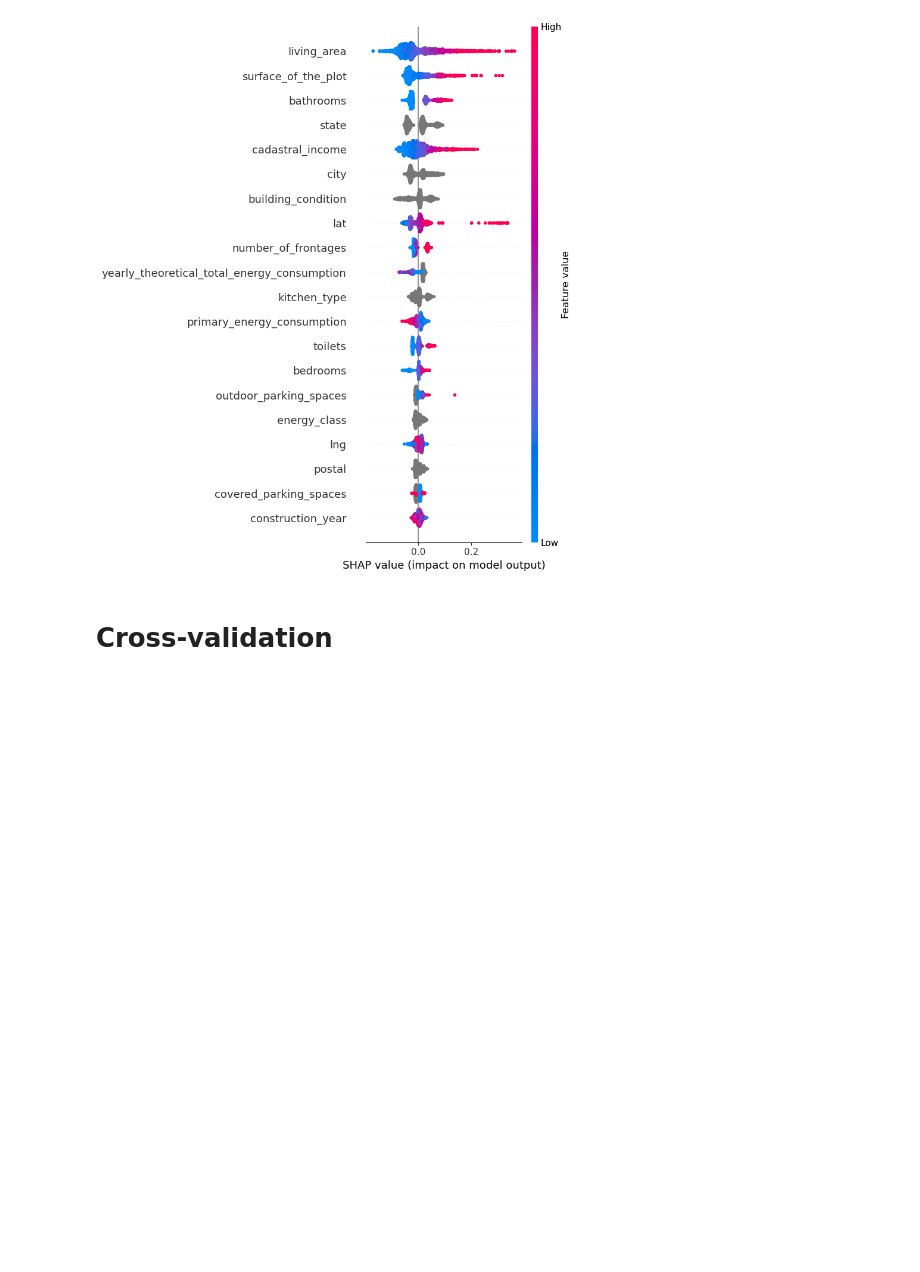
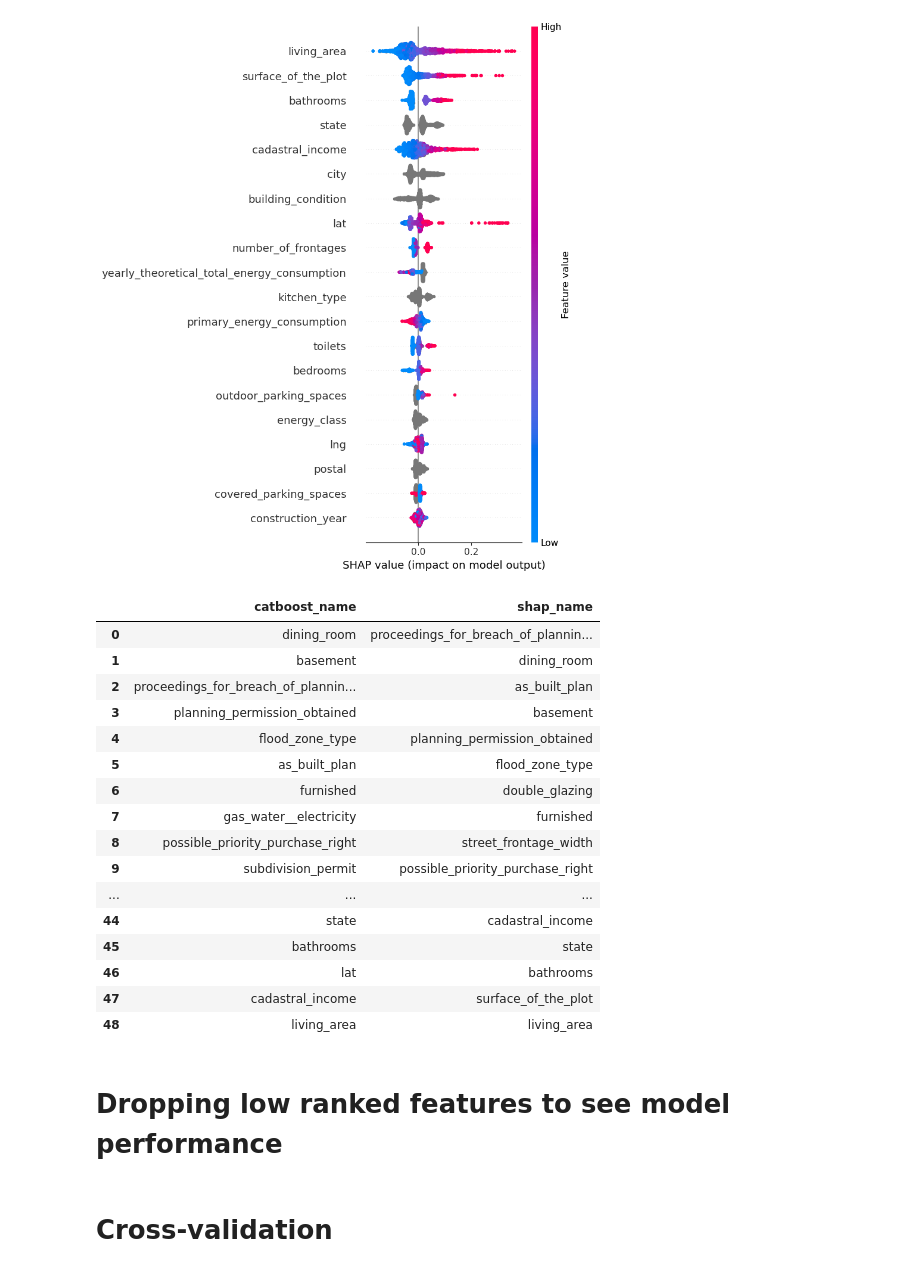
Before and after one commit to adamcseresznye/Belgian-House-Price-Predictor, a Jupyter notebook: notebooks/NB_5_ACs_Optimizing_the_model.ipynb, the cells around one changed output. Drawn from its saved outputs; the diff is of its cells as text; code cells hidden in the pictures; blank space fills up the shorter version.

```diff
--- a/notebooks/NB_5_ACs_Optimizing_the_model.ipynb
+++ b/notebooks/NB_5_ACs_Optimizing_the_model.ipynb
@@ -174,3 +180,49 @@ shap.summary_plot(shap_values, tr_X)
 # %% [output]
 No data for colormapping provided via 'c'. Parameters 'vmin', 'vmax' will be ignored
 [figure]
+# %%
+catboost_feature_importance = (
+    pd.concat(
+        [pd.Series(model.feature_names_), pd.Series(model.feature_importances_)], axis=1
+    )
+    .sort_values(by=1)
+    .rename(columns={0: "catboost_name", 1: "importance"})
+    .reset_index(drop=True)
+)
+# %%
+shap_feature_importance = (
+    pd.DataFrame(shap_values, columns=tr_X.columns)
+    .abs()
+    .mean()
+    .sort_values()
+    .reset_index()
+    .rename(columns={"index": "shap_name", 0: "shap"})
+)
+# %%
+pd.concat(
+    [
+        catboost_feature_importance.drop(columns="importance"),
+        shap_feature_importance.drop(columns="shap"),
+    ],
+    axis=1,
+)
+# %% [output]
+|  | catboost_name | shap_name |
+| 0 | dining_room | proceedings_for_breach_of_plannin... |
+| 1 | basement | dining_room |
+| 2 | proceedings_for_breach_of_plannin... | as_built_plan |
+| 3 | planning_permission_obtained | basement |
+| 4 | flood_zone_type | planning_permission_obtained |
+| 5 | as_built_plan | flood_zone_type |
+| 6 | furnished | double_glazing |
+| 7 | gas_water__electricity | furnished |
+| 8 | possible_priority_purchase_right | street_frontage_width |
+| 9 | subdivision_permit | possible_priority_purchase_right |
+| ... | ... | ... |
+| 44 | state | cadastral_income |
+| 45 | bathrooms | state |
+| 46 | lat | bathrooms |
+| 47 | cadastral_income | surface_of_the_plot |
+| 48 | living_area | living_area |
+# %% [markdown]
+# Dropping low ranked features to see model performance
```
Also changed, not shown: parts of 6 cells of this notebook, 6 other files.
